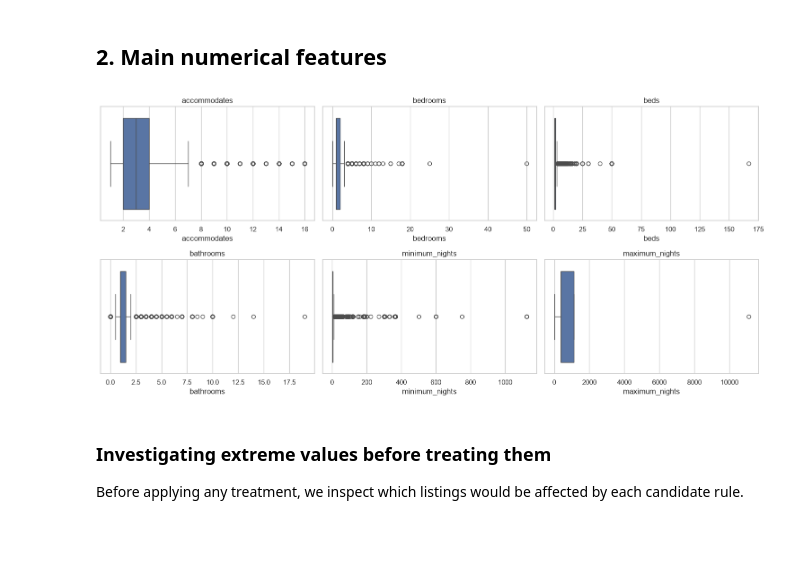
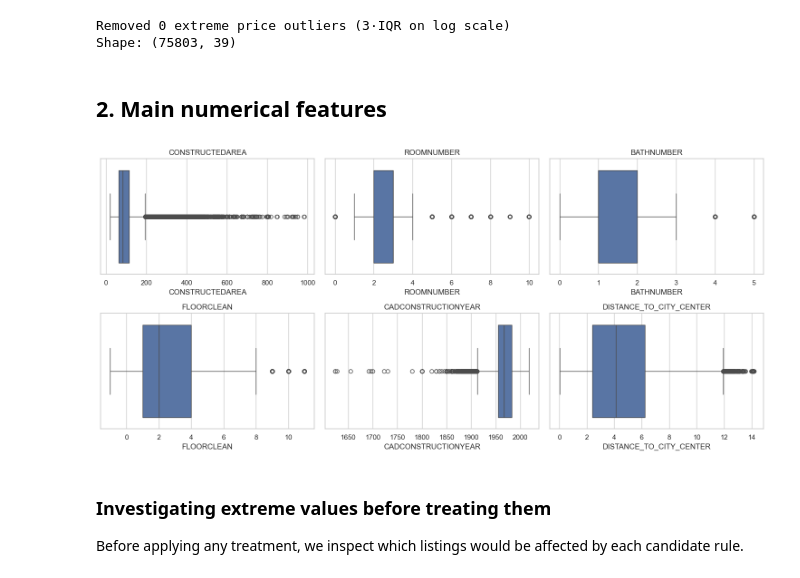
Before and after one commit to PabloMonteroRuiz/machine-learning-airbnb, a Jupyter notebook: notebooks/02_distributions_and_outliers.ipynb, the cells around one changed output. Cells and saved outputs as stored; diff of their text form; code cells hidden in the pictures; blank space fills up the shorter version.

Commit message:
changes and visualizations

```diff
--- a/notebooks/02_distributions_and_outliers.ipynb
+++ b/notebooks/02_distributions_and_outliers.ipynb
@@ -13,6 +13,10 @@ import seaborn as sns
 pd.set_option("display.max_columns", None)
 sns.set_theme(style="whitegrid")
 
-df = pd.read_parquet("../data/processed/listings_00.parquet")
-df.shape
+try:
+    df = pd.read_parquet("../data/processed/listings_01.parquet")
+except FileNotFoundError:
+    df = pd.read_csv("../data/Madrid_Sale.csv")
+
+print(f"Loaded: {df.shape[0]} rows × {df.shape[1]} columns")
 # %% [output]
@@ -143,0 +79,15 @@ Removed 38 listings with price > 2921 €/night
+# %%
+# Inspect extreme prices using 3·IQR on the log scale
+log_low3, log_high3 = iqr_bounds(log_price, k=3)
+upper_price = np.exp(log_high3)
+lower_price = np.exp(log_low3)
+print(f"Extreme-outlier thresholds (3·IQR on log scale): [{lower_price:,.0f}, {upper_price:,.0f}] EUR")
+
+extreme_high = df[df["PRICE"] > upper_price]
+extreme_low = df[df["PRICE"] < lower_price]
+print(f"\nListings above {upper_price:,.0f} EUR: {len(extreme_high)}")
+print(f"Listings below {lower_price:,.0f} EUR: {len(extreme_low)}")
+
+print(f"\n--- Extreme high prices ---")
+print(extreme_high[["PRICE", "CONSTRUCTEDAREA", "ROOMNUMBER", "BATHNUMBER",
+                     "CADCONSTRUCTIONYEAR", "DISTANCE_TO_CITY_CENTER"]].describe())
@@ -143,0 +112,14 @@ Removed 38 listings with price > 2921 €/night
+# %%
+# Check if extreme high prices are justified by area
+fig, ax = plt.subplots(figsize=(10, 5))
+ax.scatter(df["CONSTRUCTEDAREA"], df["PRICE"], alpha=0.05, s=1)
+ax.scatter(extreme_high["CONSTRUCTEDAREA"], extreme_high["PRICE"], c="red", s=10, zorder=5, label="Extreme outlier")
+ax.set_xlabel("CONSTRUCTEDAREA (m²)")
+ax.set_ylabel("PRICE (EUR)")
+ax.set_title("Price vs Area (red = extreme outliers)")
+ax.legend()
+plt.show()
+
+# Price per m² for extreme outliers vs rest
+print(f"Median EUR/m² (all):              {(df['PRICE'] / df['CONSTRUCTEDAREA']).median():,.0f}")
+print(f"Median EUR/m² (extreme high):     {(extreme_high['PRICE'] / extreme_high['CONSTRUCTEDAREA']).median():,.0f}")
@@ -144,15 +137,24 @@ Removed 38 listings with price > 2921 €/night
+# %%
+n_before = len(df)
+df = df[~((df["PRICE"] > upper_price) | (df["PRICE"] < lower_price))]
+print(f"Removed {n_before - len(df)} extreme price outliers (3·IQR on log scale)")
+print(f"Shape: {df.shape}")
+# %% [output]
+Removed 0 extreme price outliers (3·IQR on log scale)
+Shape: (75803, 39)
 # %% [markdown]
 ## 2. Main numerical features
 # %%
-feat_cols = ["accommodates", "bedrooms", "beds", "bathrooms", "minimum_nights", "maximum_nights"]
+feat_cols = ["CONSTRUCTEDAREA", "ROOMNUMBER", "BATHNUMBER", "FLOORCLEAN",
+             "CADCONSTRUCTIONYEAR", "DISTANCE_TO_CITY_CENTER"]
 
 fig, axes = plt.subplots(2, 3, figsize=(15, 7))
 for ax, col in zip(axes.ravel(), feat_cols):
     sns.boxplot(x=df[col], ax=ax)
     ax.set_title(col)
 plt.tight_layout()
 plt.show()
 # %% [output]
-[figure, old version]
+[figure, new version]
 # %% [markdown]
 ### Investigating extreme values before treating them
```
Also changed, not shown: parts of 46 cells of this notebook, 3 other files.
